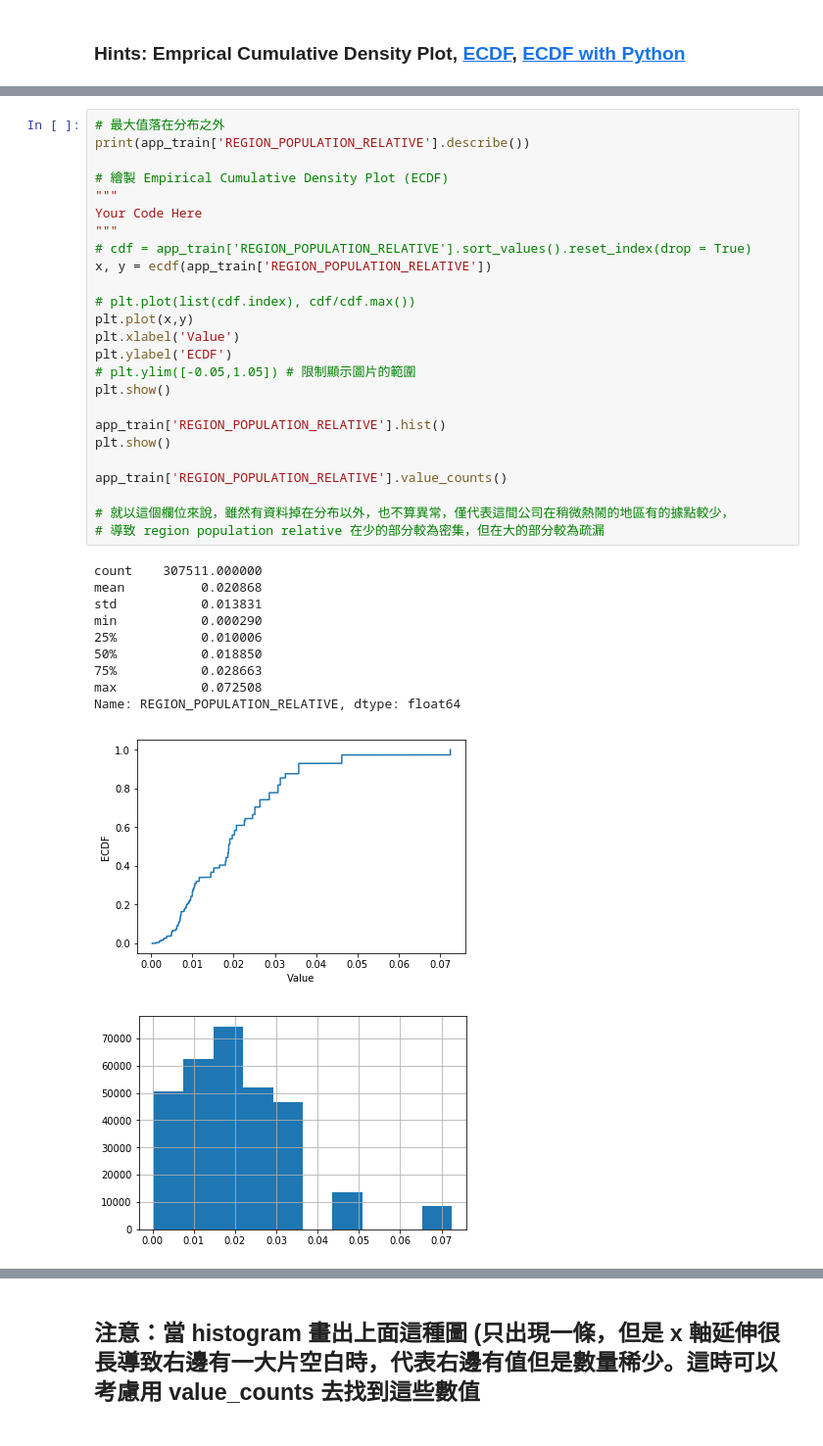
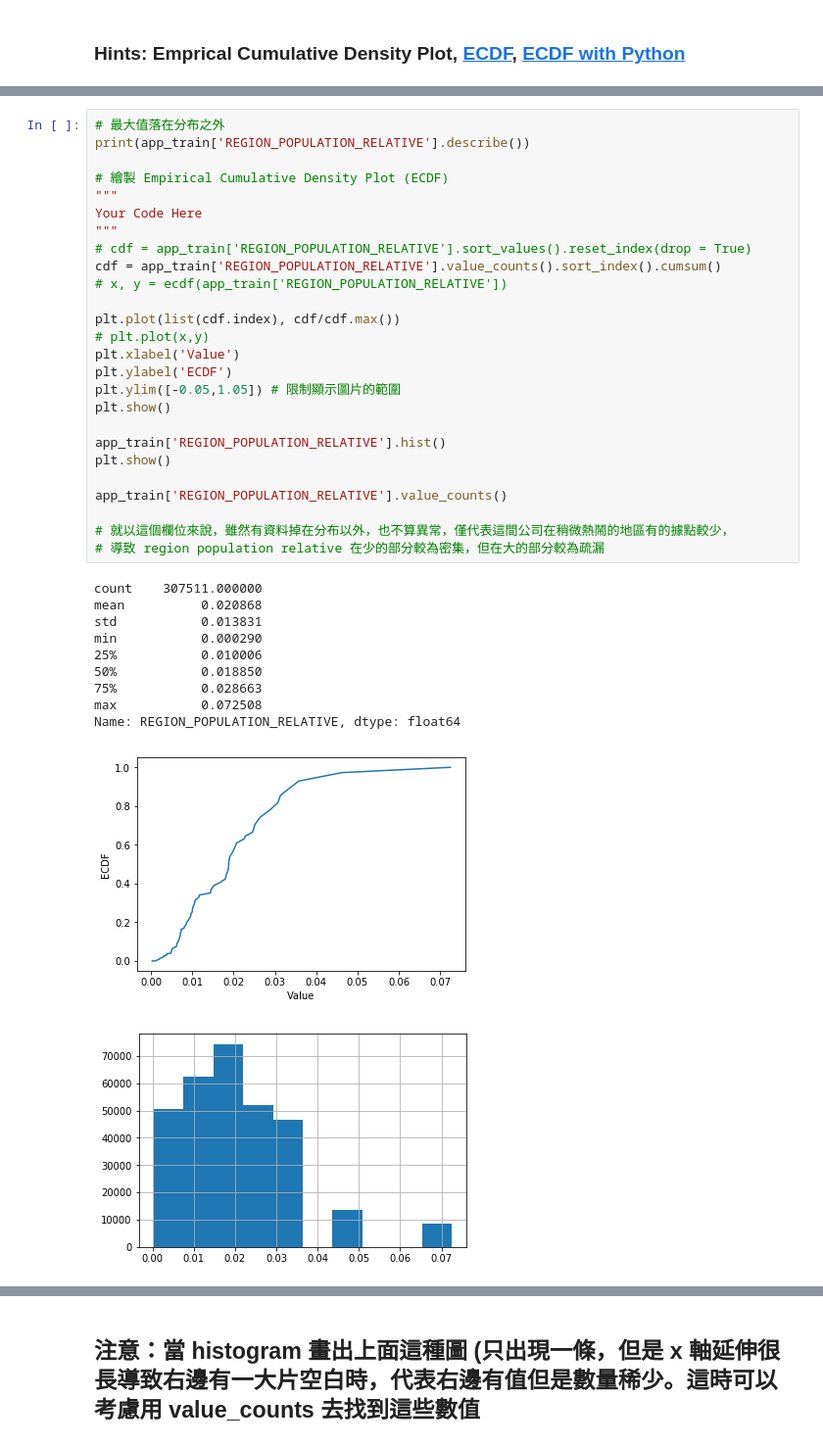
Before and after one commit to michaelc168/ML100, a Jupyter notebook: Day_006_HW.ipynb, the cells around one changed output, grey strips where cells are left out. Shown: that part at 98% size. Cells and saved outputs as stored; diff of their text form.

```diff
--- a/Day_006_HW.ipynb
+++ b/Day_006_HW.ipynb
@@ -138,38 +129,39 @@ Name: AMT_INCOME_TOTAL, dtype: float64
 # 最大值落在分布之外
 print(app_train['REGION_POPULATION_RELATIVE'].describe())
 
 # 繪製 Empirical Cumulative Density Plot (ECDF)
 """
 Your Code Here
 """
 # cdf = app_train['REGION_POPULATION_RELATIVE'].sort_values().reset_index(drop = True)
-x, y = ecdf(app_train['REGION_POPULATION_RELATIVE'])
+cdf = app_train['REGION_POPULATION_RELATIVE'].value_counts().sort_index().cumsum()
+# x, y = ecdf(app_train['REGION_POPULATION_RELATIVE'])
 
-# plt.plot(list(cdf.index), cdf/cdf.max())
-plt.plot(x,y)
+plt.plot(list(cdf.index), cdf/cdf.max())
+# plt.plot(x,y)
 plt.xlabel('Value')
 plt.ylabel('ECDF')
-# plt.ylim([-0.05,1.05]) # 限制顯示圖片的範圍
+plt.ylim([-0.05,1.05]) # 限制顯示圖片的範圍
 plt.show()
 
 app_train['REGION_POPULATION_RELATIVE'].hist()
 plt.show()
 
 app_train['REGION_POPULATION_RELATIVE'].value_counts()
 
 # 就以這個欄位來說，雖然有資料掉在分布以外，也不算異常，僅代表這間公司在稍微熱鬧的地區有的據點較少，
 # 導致 region population relative 在少的部分較為密集，但在大的部分較為疏漏
 # %% [output]
 count    307511.000000
 mean          0.020868
 std           0.013831
 min           0.000290
 25%           0.010006
 50%           0.018850
 75%           0.028663
 max           0.072508
 Name: REGION_POPULATION_RELATIVE, dtype: float64
-[figure, old version]
+[figure, new version]
 [figure]
 0.035792    16408
 0.046220    13442
```
Also changed, not shown: parts of 3 cells of this notebook.
